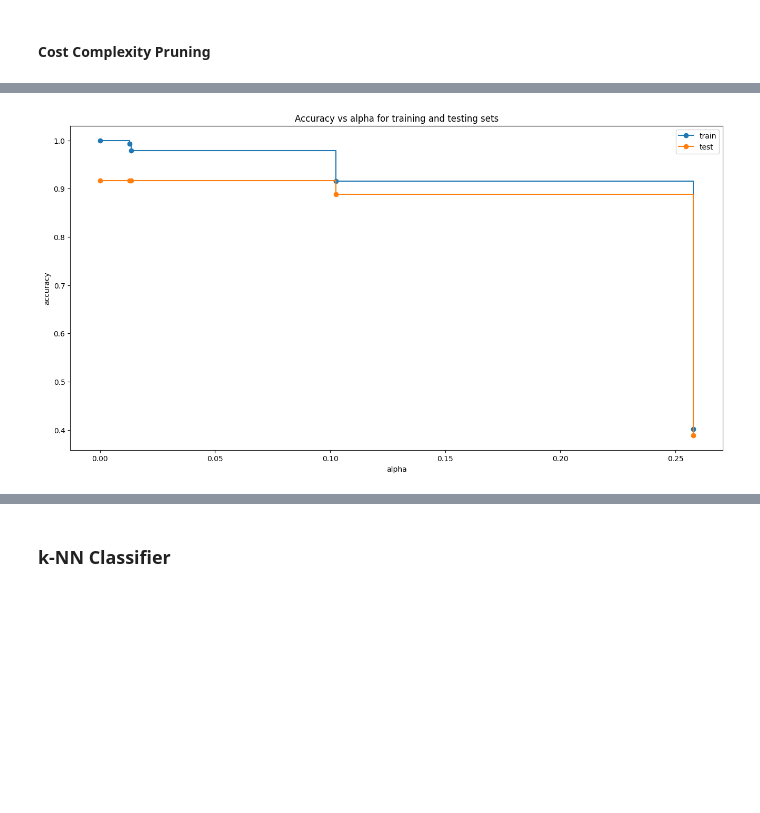
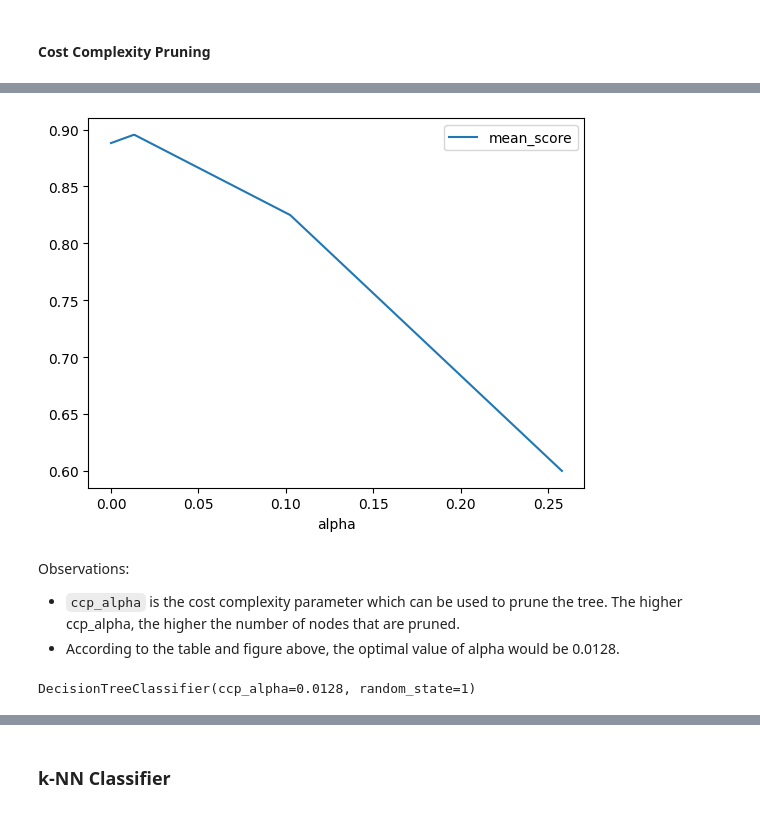
Before and after one commit to nadiaverdha/MachineLearningEx1, a Jupyter notebook: Ex1_wine.ipynb, the cells around one changed output, grey strips where cells are left out. Cells and saved outputs as stored; diff of their text form; code cells hidden in the pictures; blank space fills up the shorter version.

```diff
--- a/Ex1_wine.ipynb
+++ b/Ex1_wine.ipynb
@@ -460,3 +459,18 @@ Observations:
 - The most important features according to the best model include `Flavanoids`, `Proline`, `Color intensity` and `Malic Acid`.
 # %% [markdown]
 #### Cost Complexity Pruning
+# %%
+# prune the tree with cost complexity pruning — Alpha
+path = tree.DecisionTreeClassifier(random_state = 1).cost_complexity_pruning_path(X_train, y_train)
+alphas, impurities = path.ccp_alphas, path.impurities
+mean, std = [], []
+for i in alphas:
+ tree_ = tree.DecisionTreeClassifier(ccp_alpha=i, random_state=0)
+# 5 fold cross validation for each alpha value
+ scores = cross_val_score(tree_, X_train, y_train, cv=10)
+ mean.append(scores.mean())
+ std.append(scores.std())
+# keep a record of the values of alpha, mean accuracy rate, standard deviation of accuracies
+eva_df = pd.DataFrame({'alpha': alphas, 'mean_score': mean, 'std': std})
+eva_df = eva_df.sort_values(['alpha'], ascending = True)
+eva_df.head(10)
@@ -463,3 +484,14 @@ Observations:
+# %%
+eva_df.plot(x = 'alpha',y = 'mean_score')
+plt.show()
+# %% [output]
+[figure, added]
+# %% [markdown]
+Observations:
+- `ccp_alpha` is the cost complexity parameter which can be used to prune the tree. The higher ccp_alpha, the higher the number of nodes that are pruned.
+- According to the table and figure above, the optimal value of alpha would be 0.0128.
 # %%
-ccp = tree.DecisionTreeClassifier(random_state = 1).cost_complexity_pruning_path(X_train,y_train)
-ccp_alphas, impurities = ccp.ccp_alphas, ccp.impurities
+tree_pruned = tree.DecisionTreeClassifier(ccp_alpha = 0.0128,random_state = 1)
+tree_pruned.fit(X_train,y_train)
+# %% [output]
+DecisionTreeClassifier(ccp_alpha=0.0128, random_state=1)
@@ -486,4 +497,0 @@ def plot_ccp(clfs):
-# %%
-plot_ccp(clfs)
-# %% [output]
-[figure, removed]
```
Also changed, not shown: parts of 13 cells of this notebook.
